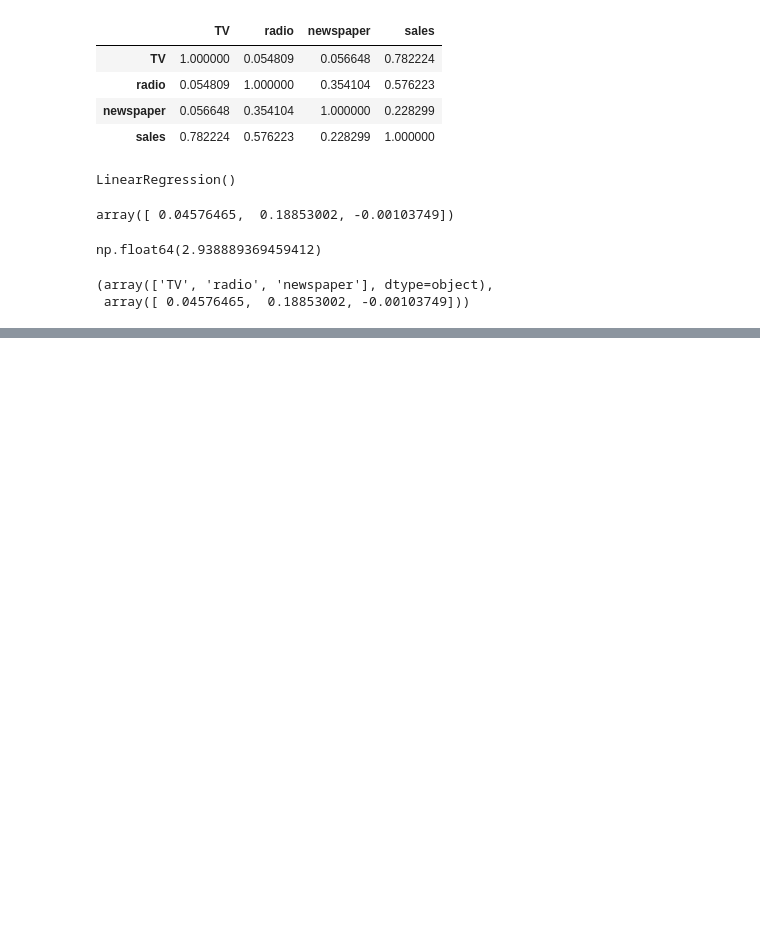
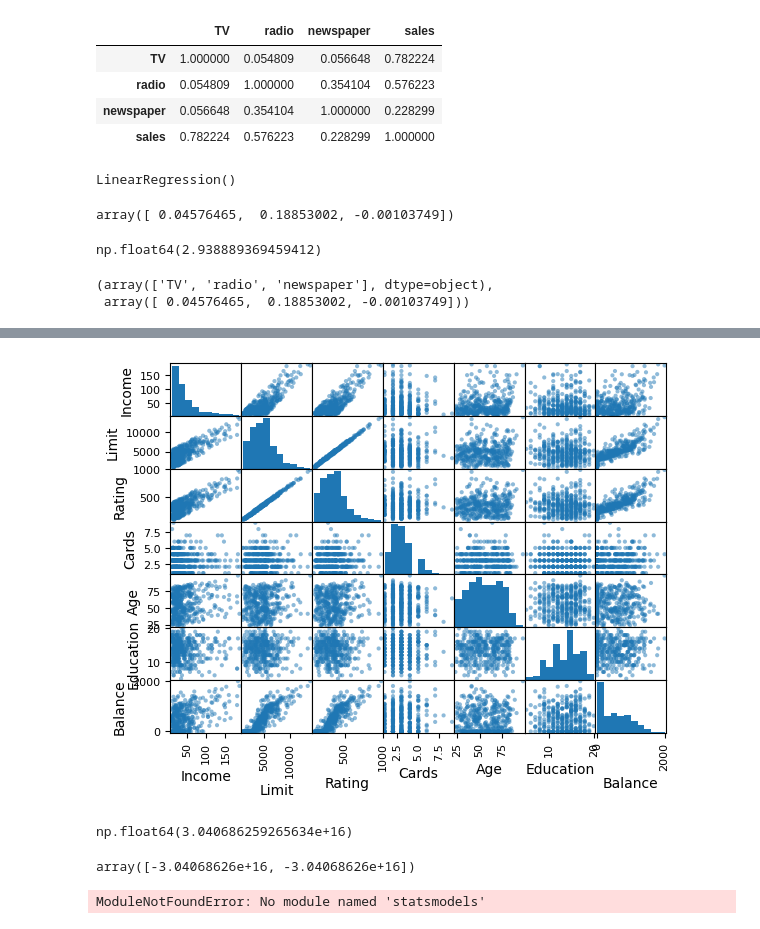
Before and after one commit to akhapwoyaco/ISLR, a Jupyter notebook: R/Chapter3/Chapter3.ipynb, the cells around one changed output, grey strips where cells are left out. Drawn from its saved outputs; the diff is of its cells as text; code cells hidden in the pictures; blank space fills up the shorter version.

```diff
--- a/R/Chapter3/Chapter3.ipynb
+++ b/R/Chapter3/Chapter3.ipynb
@@ -297,0 +300,2 @@ np.float64(2.938889369459412)
+# %%
+Credit = pd.read_csv("Credit.csv")
@@ -297,0 +311,4 @@ np.float64(2.938889369459412)
+# %%
+pd.plotting.scatter_matrix(Credit);
+# %% [output]
+[figure, added]
@@ -297,0 +317,16 @@ np.float64(2.938889369459412)
+# %%
+regressor.intercept_
+# %% [output]
+np.float64(3.040686259265634e+16)
+# %%
+regressor.coef_
+# %% [output]
+array([-3.04068626e+16, -3.04068626e+16])
+# %%
+import statsmodels.api as sm
+X_train_Sm= sm.add_constant(X_train)
+X_train_Sm= sm.add_constant(X_train)
+ls=sm.OLS(y_train,X_train_Sm).fit()
+print(ls.summary())
+# %% [output]
+ModuleNotFoundError: No module named 'statsmodels'
```
Also changed, not shown: parts of 3 cells of this notebook, 1 other file.
